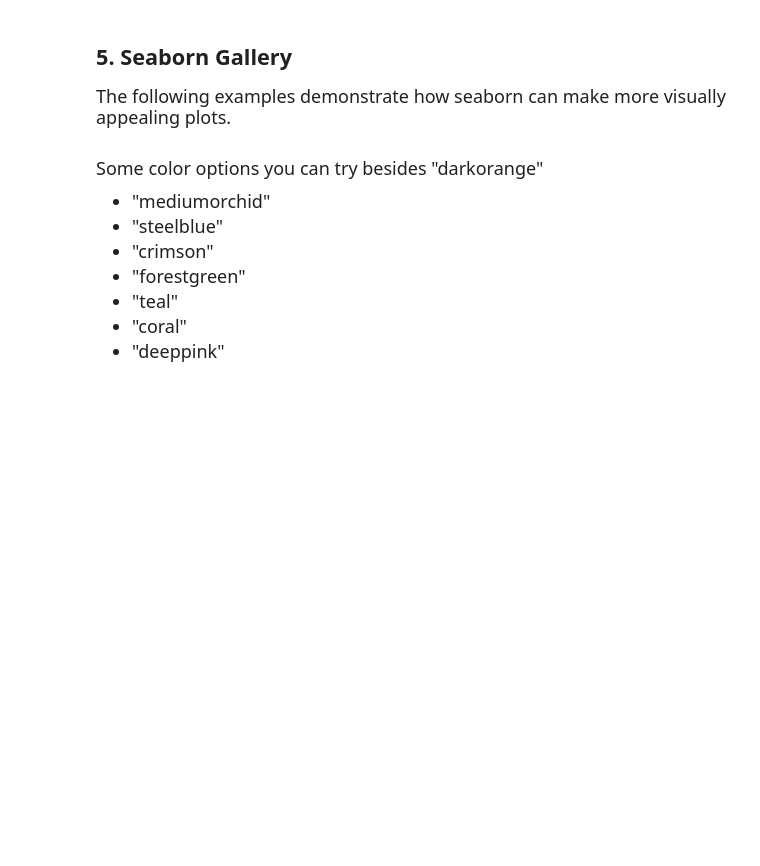
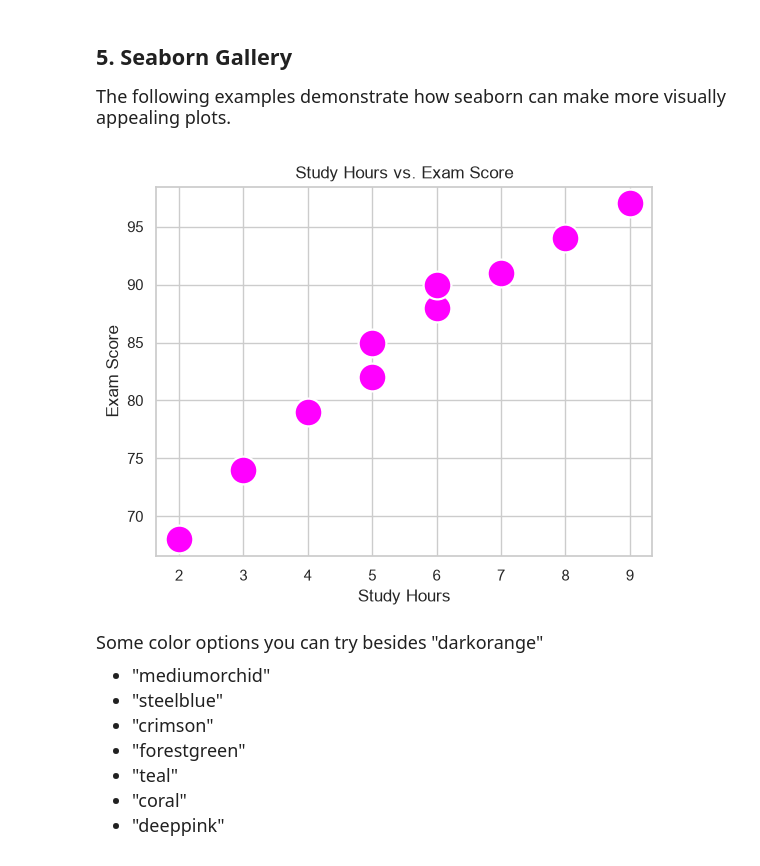
Before and after one commit to JoshuaKozo/datasci185fall2026, a Jupyter notebook: Lab_02/lab02 copy.ipynb, the cells around one changed output. Drawn from its saved outputs; the diff is of its cells as text; code cells hidden in the pictures; blank space fills up the shorter version.

```diff
--- a/Lab_02/lab02 copy.ipynb
+++ b/Lab_02/lab02 copy.ipynb
@@ -266,12 +304,14 @@ The following examples demonstrate how seaborn can make more visually appealing
 # %%
 sns.set_theme(style="whitegrid")
 
 # s = 80 sets the point size
-sns.scatterplot(x=pandas_df["study_hours"], y=pandas_df["exam_score"], s=80, color="darkorange")
+sns.scatterplot(x=pandas_df["study_hours"], y=pandas_df["exam_score"], s=400, color="magenta")
 plt.xlabel("Study Hours")
 plt.ylabel("Exam Score")
 plt.title("Study Hours vs. Exam Score")
 plt.show()
+# %% [output]
+[figure, added]
 # %% [markdown]
 <font size = "4">
 
```
Also changed, not shown: parts of 10 cells of this notebook, 1 other file.
